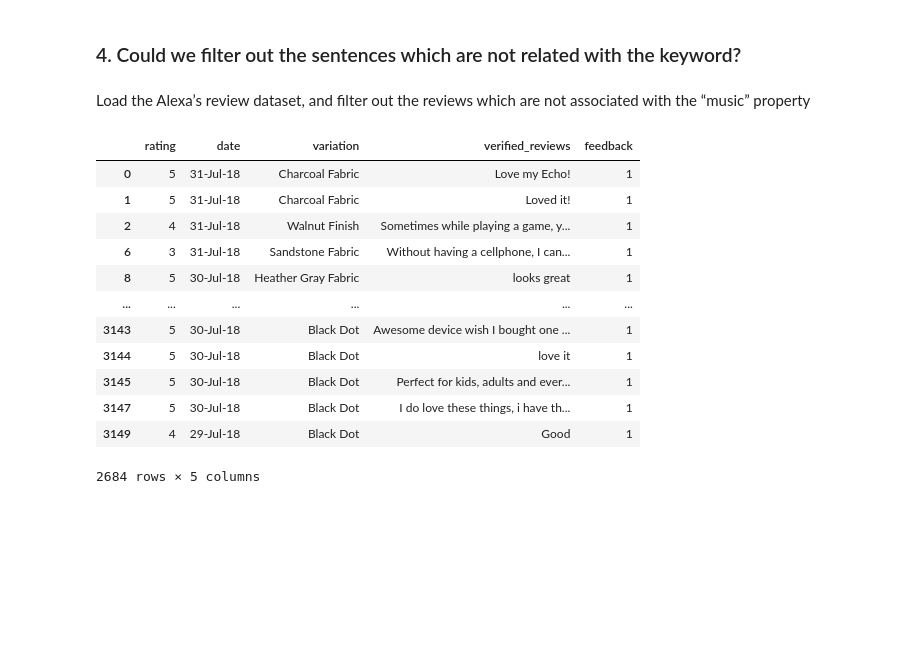
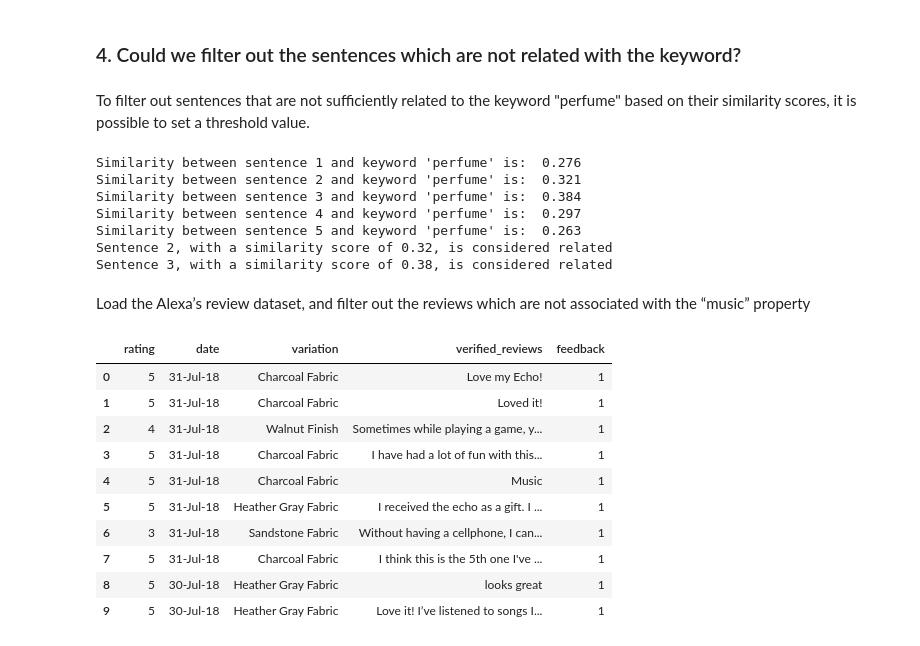
Before and after one commit to Neilus03/NLP-2024, a Jupyter notebook: LAB4_Semantic_embeddings.ipynb, the cells around one changed output. Saved outputs shown, nothing was run; the diff lists cells and outputs as text; code cells hidden in the pictures; blank space fills up the shorter version.

```diff
--- a/LAB4_Semantic_embeddings.ipynb
+++ b/LAB4_Semantic_embeddings.ipynb
@@ -395,24 +380,44 @@ sent.similarity(keyword)
+# %% [markdown]
+To filter out sentences that are not sufficiently related to the keyword "perfume" based on their similarity scores, it is possible to set a threshold value.
+# %%
+threshold = 0.3  # Define a threshold for filtering
+related_sentences = []
+
+# Filter the sentences according to the given threshold value
+for i, sent in enumerate(nlp_sentences):
+    similarity_score = sent.similarity(keyword)
+    print(f"Similarity between sentence {i+1} and keyword 'perfume' is: ", round(similarity_score, 3))
+    if similarity_score >= threshold:
+        related_sentences.append((i+1, similarity_score))
+
+# Printing sentences that are considered related based on the threshold
+for i, score in related_sentences:
+    print(f"Sentence {i}, with a similarity score of {round(score, 2)}, is considered related")
+# %% [output]
+Similarity between sentence 1 and keyword 'perfume' is:  0.276
+Similarity between sentence 2 and keyword 'perfume' is:  0.321
+Similarity between sentence 3 and keyword 'perfume' is:  0.384
+Similarity between sentence 4 and keyword 'perfume' is:  0.297
+Similarity between sentence 5 and keyword 'perfume' is:  0.263
+Sentence 2, with a similarity score of 0.32, is considered related
+Sentence 3, with a similarity score of 0.38, is considered related
 # %% [markdown]
 Load the Alexa’s review dataset, and filter out the reviews
 which are not associated with the “music” property
 # %%
 import pandas as pd
-data = pd.read_csv('contents/amazon_alexa.tsv', delimiter = '\t')
+data = pd.read_csv('./amazon_alexa.tsv', delimiter = '\t')
 
-filtered_df = data[~data['verified_reviews'].str.lower().str.contains("music", na= False)]
-
-filtered_df
+data.head(10)
 # %% [output]
 |  | rating | date | variation | verified_reviews | feedback |
 | 0 | 5 | 31-Jul-18 | Charcoal Fabric | Love my Echo! | 1 |
 | 1 | 5 | 31-Jul-18 | Charcoal Fabric | Loved it! | 1 |
 | 2 | 4 | 31-Jul-18 | Walnut Finish | Sometimes while playing a game, y... | 1 |
+| 3 | 5 | 31-Jul-18 | Charcoal Fabric | I have had a lot of fun with this... | 1 |
+| 4 | 5 | 31-Jul-18 | Charcoal Fabric | Music | 1 |
+| 5 | 5 | 31-Jul-18 | Heather Gray Fabric | I received the echo as a gift. I ... | 1 |
 | 6 | 3 | 31-Jul-18 | Sandstone Fabric | Without having a cellphone, I can... | 1 |
+| 7 | 5 | 31-Jul-18 | Charcoal Fabric | I think this is the 5th one I've ... | 1 |
 | 8 | 5 | 30-Jul-18 | Heather Gray Fabric | looks great | 1 |
-| ... | ... | ... | ... | ... | ... |
-| 3143 | 5 | 30-Jul-18 | Black Dot | Awesome device wish I bought one ... | 1 |
-| 3144 | 5 | 30-Jul-18 | Black Dot | love it | 1 |
-| 3145 | 5 | 30-Jul-18 | Black Dot | Perfect for kids, adults and ever... | 1 |
-| 3147 | 5 | 30-Jul-18 | Black Dot | I do love these things, i have th... | 1 |
-| 3149 | 4 | 29-Jul-18 | Black Dot | Good | 1 |
+| 9 | 5 | 30-Jul-18 | Heather Gray Fabric | Love it! I’ve listened to songs I... | 1 |
-2684 rows × 5 columns
```
Also changed, not shown: parts of 31 cells of this notebook.
